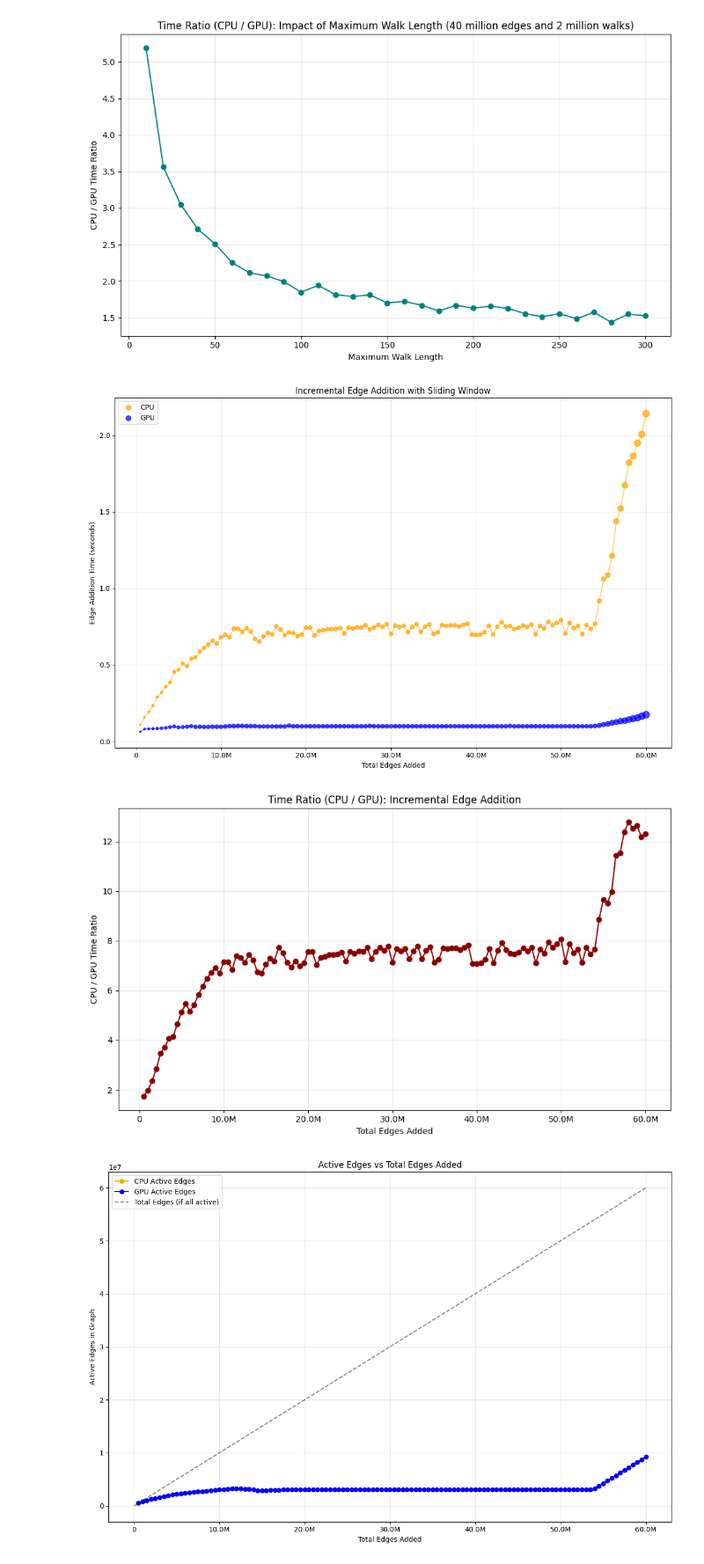
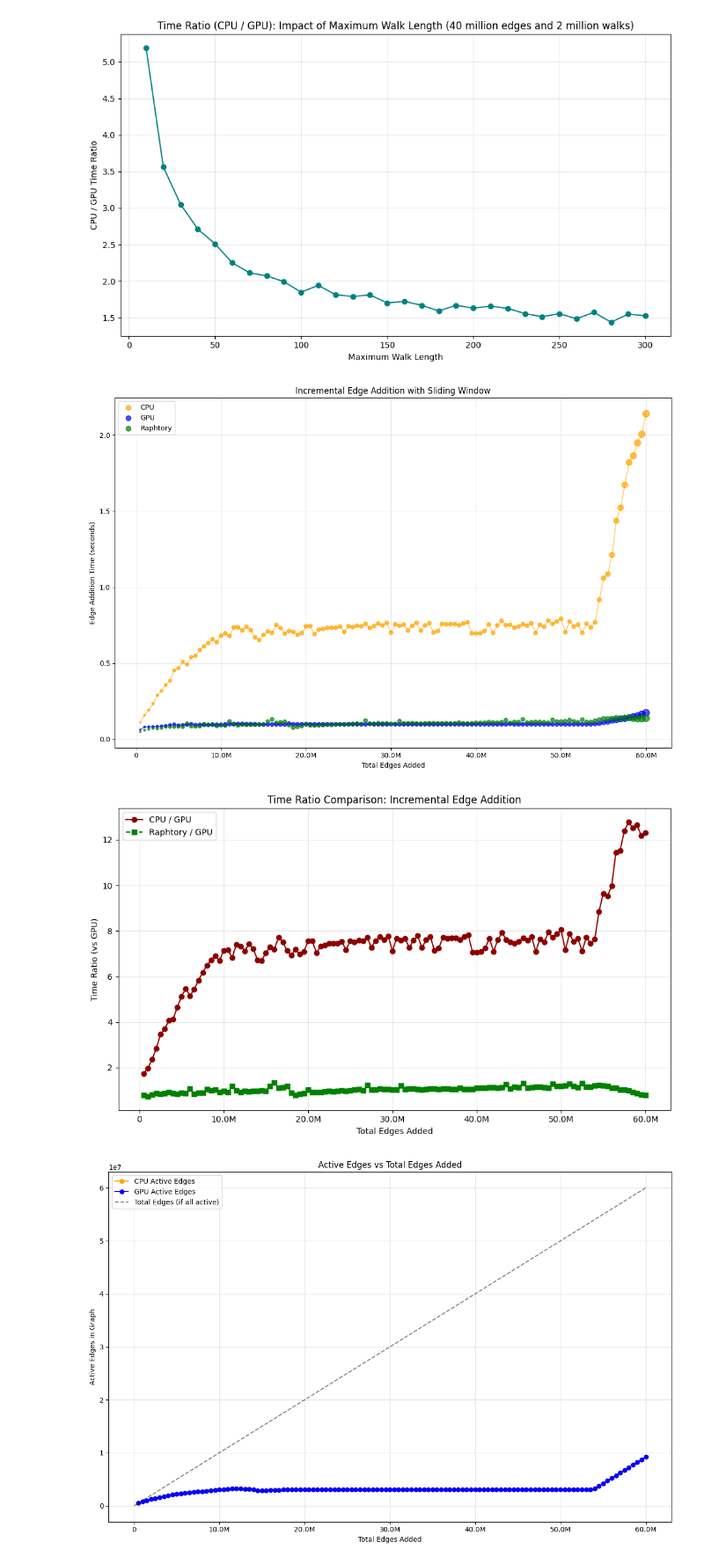
Before and after one commit to ashfaq1701/temporal-random-walk-test, a Jupyter notebook: test_visualizations.ipynb, the cells around one changed output. Shown at 88% size. Saved outputs shown, nothing was run; the diff lists cells and outputs as text; code cells hidden in the pictures.

```diff
--- a/test_visualizations.ipynb
+++ b/test_visualizations.ipynb
@@ -29,7 +29,12 @@ def load_results():
         "incremental": pickle.load(open(f"{results_dir}/result_incremental_sliding_GPU.pkl", "rb"))
     }
 
-    return cpu_results, gpu_results
+    raphtory_results = {
+        "edges": pickle.load(open(f"{results_dir}/result_edges_raphtory.pkl", "rb")),
+        "incremental": pickle.load(open(f"{results_dir}/result_incremental_raphtory.pkl", "rb"))
+    }
+
+    return cpu_results, gpu_results, raphtory_results
 
 # Define edge and walk counts from the benchmark
 edge_counts = [
@@ -46,7 +51,7 @@ walk_counts = [
 walk_lengths = list(range(10, 310, 10))
 
 # Load results
-cpu_results, gpu_results = load_results()
+cpu_results, gpu_results, raphtory_results = load_results()
 # %%
 from matplotlib import ticker
 
@@ -203,6 +221,7 @@ cpu_edge_addition_time = cpu_results["incremental"]["edge_addition_time"]
 gpu_total_edges = gpu_results["incremental"]["total_edges"]
 gpu_active_edges = gpu_results["incremental"]["active_edges"]
 gpu_edge_addition_time = gpu_results["incremental"]["edge_addition_time"]
+raphtory_edge_addition_time = raphtory_results["incremental"]
 
 # Calculate normalized size for scatter points
 max_active = max(max(cpu_active_edges), max(gpu_active_edges))
@@ -214,6 +233,8 @@ sc_cpu = plt.scatter(cpu_total_edges, cpu_edge_addition_time,
                      s=cpu_sizes, c='orange', alpha=0.7, label="CPU")
 sc_gpu = plt.scatter(gpu_total_edges, gpu_edge_addition_time,
                      s=gpu_sizes, c='blue', alpha=0.7, label="GPU")
+sc_raphtory = plt.scatter(cpu_total_edges, raphtory_edge_addition_time,
+                     s=cpu_sizes, c='green', alpha=0.7, label="Raphtory")
 
 # Add lines to connect points
 plt.plot(cpu_total_edges, cpu_edge_addition_time, 'orange', alpha=0.5)
@@ -229,26 +250,38 @@ plt.tight_layout()
 plt.savefig("plots/plot4_incremental_edge_addition.png")
 plt.show()
 # %% [output]
-[figure, old version]
+[figure, new version]
 # %%
-# CPU and GPU times — Plot 4
+# CPU and GPU incremental times
 cpu_times = cpu_results["incremental"]["edge_addition_time"]
 gpu_times = gpu_results["incremental"]["edge_addition_time"]
-ratios = [c / g if g != 0 else float('inf') for c, g in zip(cpu_times, gpu_times)]
+raphtory_times = raphtory_results["incremental"]
 
+# Compute ratios
+ratios_cpu_gpu = [c / g if g != 0 else float('inf') for c, g in zip(cpu_times, gpu_times)]
+ratios_raphtory_gpu = [r / g if g != 0 else float('inf') for r, g in zip(raphtory_times, gpu_times)]
+
+# X-axis: total edges
+total_edges = cpu_results["incremental"]["total_edges"]
+
+# Plot
 plt.figure(figsize=(10, 6))
-plt.plot(cpu_results["incremental"]["total_edges"], ratios, marker='o', linestyle='-', color='darkred')
 
+plt.plot(total_edges, ratios_cpu_gpu, marker='o', linestyle='-', color='darkred', label="CPU / GPU")
+plt.plot(total_edges, ratios_raphtory_gpu, marker='s', linestyle='--', color='green', label="Raphtory / GPU")
+
+# Format
 plt.gca().xaxis.set_major_formatter(ticker.FuncFormatter(human_format))
 plt.xlabel("Total Edges Added")
-plt.ylabel("CPU / GPU Time Ratio")
-plt.title("Time Ratio (CPU / GPU): Incremental Edge Addition")
+plt.ylabel("Time Ratio (vs GPU)")
+plt.title("Time Ratio Comparison: Incremental Edge Addition")
 plt.grid(True, alpha=0.3)
+plt.legend()
 plt.tight_layout()
 plt.savefig("plots/ratio_plot4_incremental_edge_addition.png")
 plt.show()
 # %% [output]
-[figure, old version]
+[figure, new version]
 # %%
 plt.figure(figsize=(12, 8))
 
```
Also changed, not shown: parts of 2 cells of this notebook, 2 other files.
